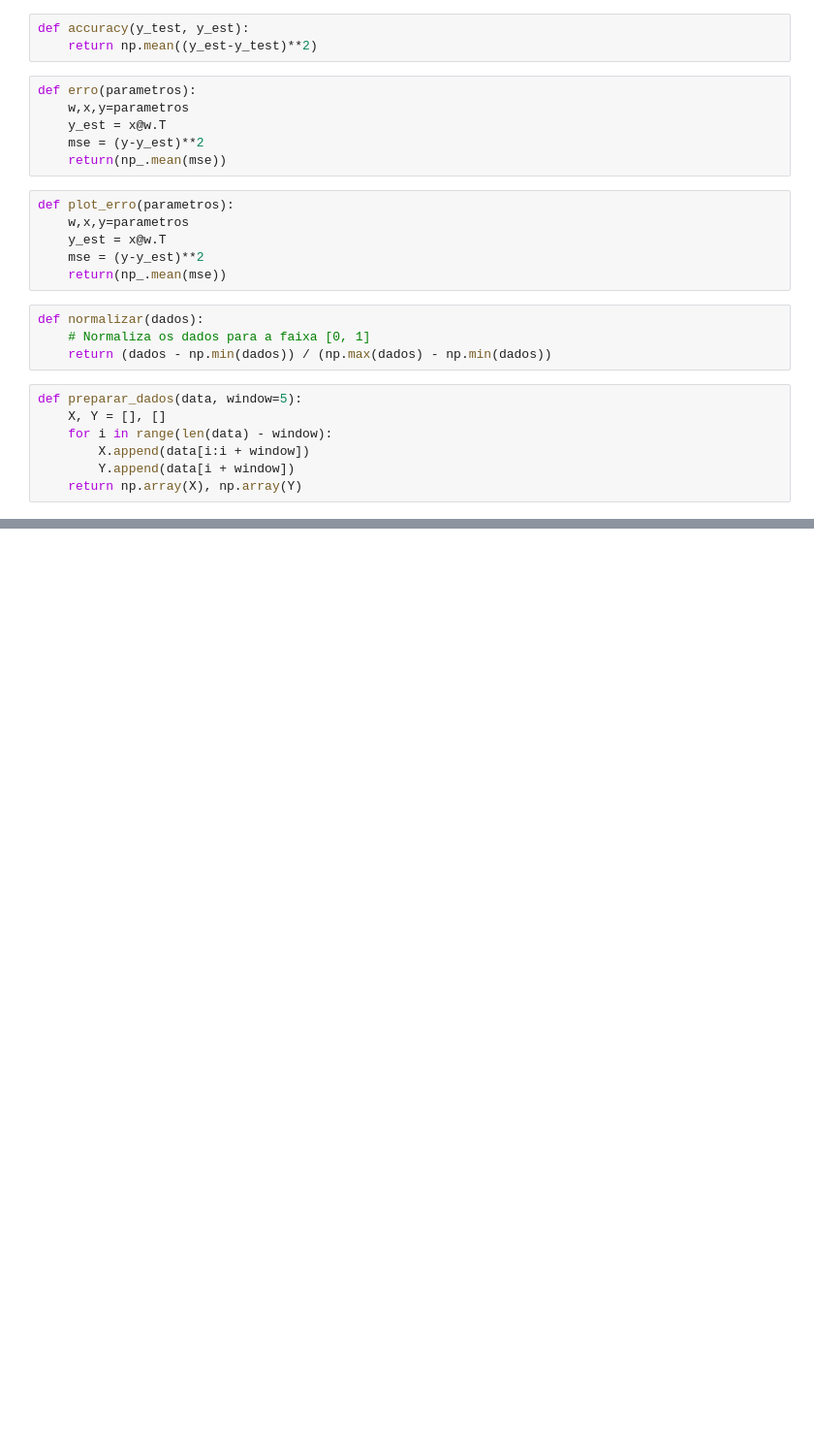
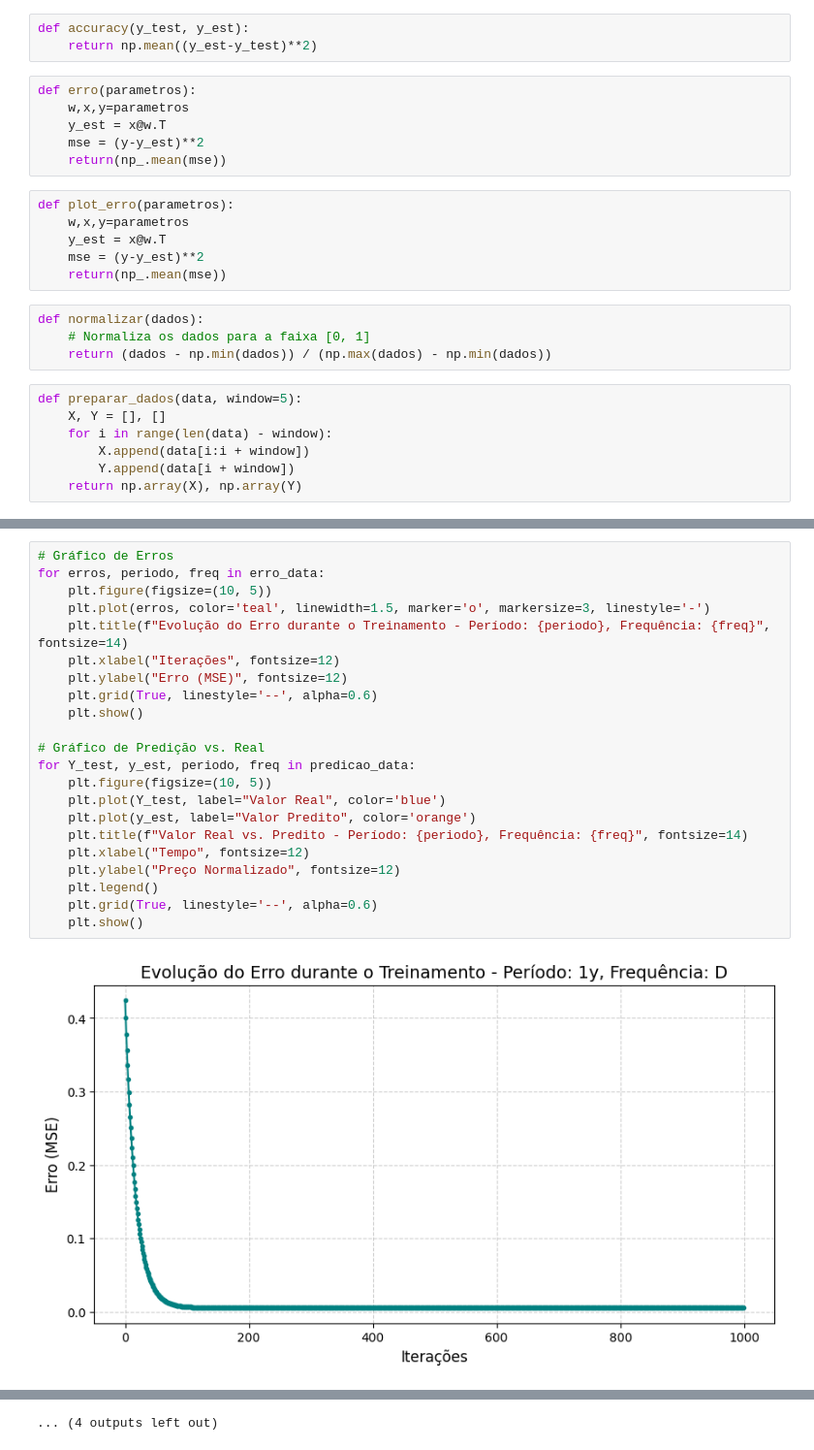
Before and after one commit to Joao-Gabriel05/projeto_preditor, a Jupyter notebook: nte.ipynb, the cells around one changed output, grey strips where cells are left out. Shown at 97% size. Saved outputs shown, nothing was run; the diff lists cells and outputs as text; blank space fills up the shorter version.

```diff
--- a/nte.ipynb
+++ b/nte.ipynb
@@ -77,0 +137,24 @@ plt.plot(erros)
+# %%
+# Gráfico de Erros
+for erros, periodo, freq in erro_data:
+    plt.figure(figsize=(10, 5))
+    plt.plot(erros, color='teal', linewidth=1.5, marker='o', markersize=3, linestyle='-')
+    plt.title(f"Evolução do Erro durante o Treinamento - Período: {periodo}, Frequência: {freq}", fontsize=14)
+    plt.xlabel("Iterações", fontsize=12)
+    plt.ylabel("Erro (MSE)", fontsize=12)
+    plt.grid(True, linestyle='--', alpha=0.6)
+    plt.show()
+
+# Gráfico de Predição vs. Real
+for Y_test, y_est, periodo, freq in predicao_data:
+    plt.figure(figsize=(10, 5))
+    plt.plot(Y_test, label="Valor Real", color='blue')
+    plt.plot(y_est, label="Valor Predito", color='orange')
+    plt.title(f"Valor Real vs. Predito - Período: {periodo}, Frequência: {freq}", fontsize=14)
+    plt.xlabel("Tempo", fontsize=12)
+    plt.ylabel("Preço Normalizado", fontsize=12)
+    plt.legend()
+    plt.grid(True, linestyle='--', alpha=0.6)
+    plt.show()
+# %% [output]
+[figure, added]
@@ -77,0 +172 @@ plt.plot(erros)
+... (4 outputs left out)
```
Also changed, not shown: parts of 9 cells of this notebook, 2 other files.
